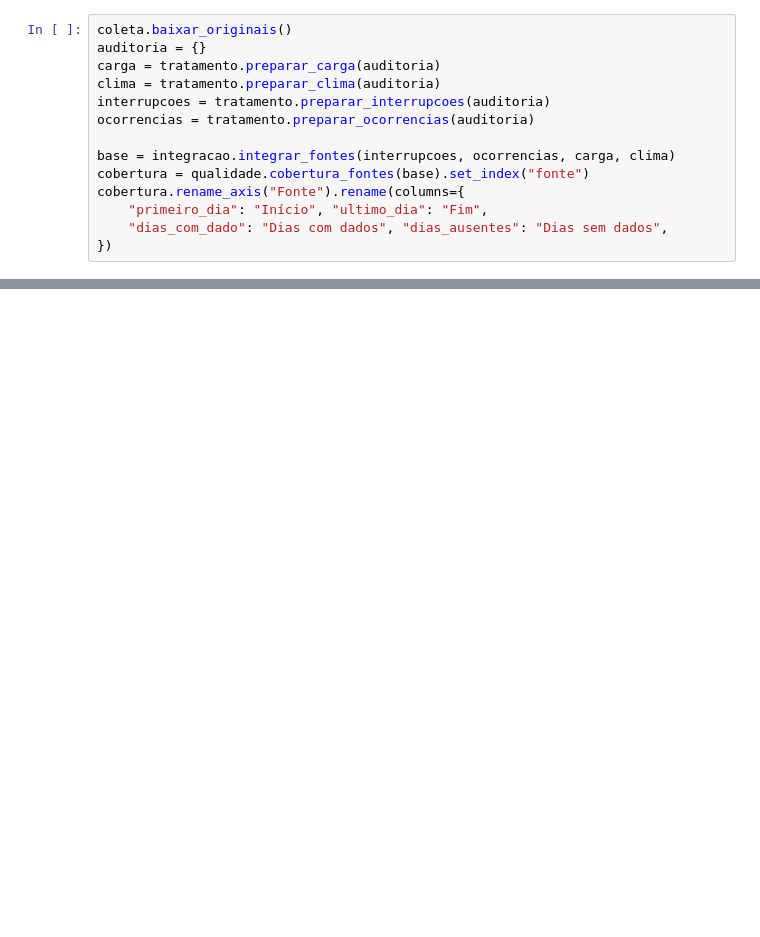
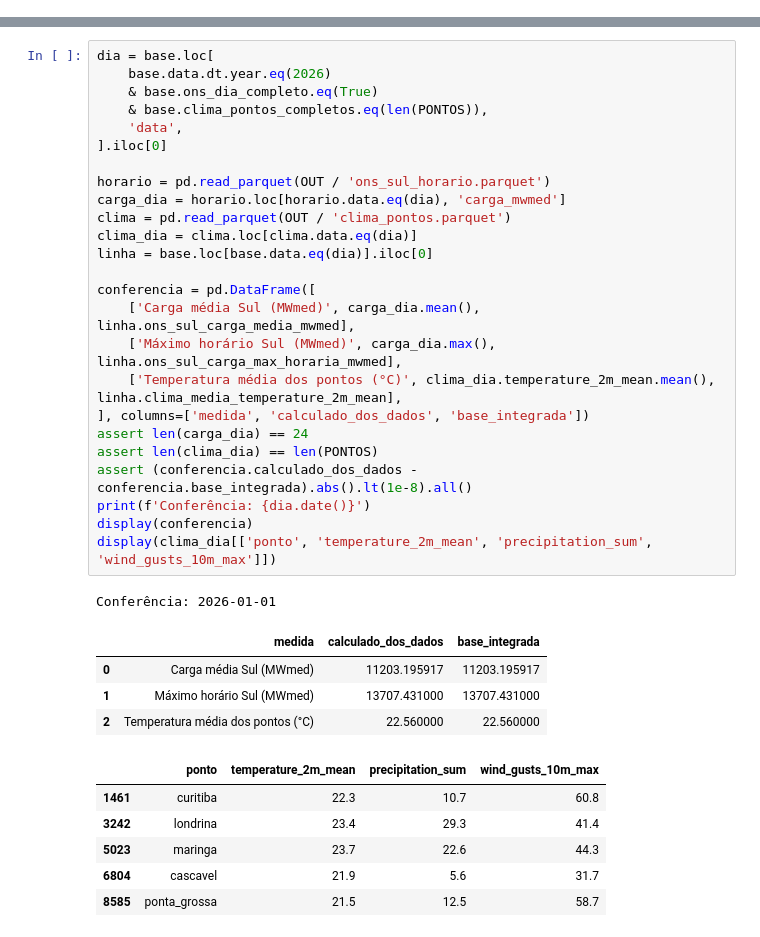
Before and after one commit to kalil03/interrupcoes-energia-parana, a Jupyter notebook: notebooks/01_preparacao_dados.ipynb, the cells around one changed output, grey strips where cells are left out. Drawn from its saved outputs; the diff is of its cells as text; blank space fills up the shorter version.

Commit message:
feat: Etapa 3 - investigação dos dados e consultas SQL

```diff
--- a/notebooks/01_preparacao_dados.ipynb
+++ b/notebooks/01_preparacao_dados.ipynb
@@ -25,14 +0,0 @@ Para o clima, usamos o ERA5 em Curitiba, Londrina, Maringá, Cascavel e Ponta Gr
-# %%
-coleta.baixar_originais()
-auditoria = {}
-carga = tratamento.preparar_carga(auditoria)
-clima = tratamento.preparar_clima(auditoria)
-interrupcoes = tratamento.preparar_interrupcoes(auditoria)
-ocorrencias = tratamento.preparar_ocorrencias(auditoria)
-
-base = integracao.integrar_fontes(interrupcoes, ocorrencias, carga, clima)
-cobertura = qualidade.cobertura_fontes(base).set_index("fonte")
-cobertura.rename_axis("Fonte").rename(columns={
-    "primeiro_dia": "Início", "ultimo_dia": "Fim",
-    "dias_com_dado": "Dias com dados", "dias_ausentes": "Dias sem dados",
-})
@@ -112,0 +529,37 @@ integracao.exportar_entregas(base, previsao, conjuntos)
+# %%
+dia = base.loc[
+    base.data.dt.year.eq(2026)
+    & base.ons_dia_completo.eq(True)
+    & base.clima_pontos_completos.eq(len(PONTOS)),
+    'data',
+].iloc[0]
+
+horario = pd.read_parquet(OUT / 'ons_sul_horario.parquet')
+carga_dia = horario.loc[horario.data.eq(dia), 'carga_mwmed']
+clima = pd.read_parquet(OUT / 'clima_pontos.parquet')
+clima_dia = clima.loc[clima.data.eq(dia)]
+linha = base.loc[base.data.eq(dia)].iloc[0]
+
+conferencia = pd.DataFrame([
+    ['Carga média Sul (MWmed)', carga_dia.mean(), linha.ons_sul_carga_media_mwmed],
+    ['Máximo horário Sul (MWmed)', carga_dia.max(), linha.ons_sul_carga_max_horaria_mwmed],
+    ['Temperatura média dos pontos (°C)', clima_dia.temperature_2m_mean.mean(), linha.clima_media_temperature_2m_mean],
+], columns=['medida', 'calculado_dos_dados', 'base_integrada'])
+assert len(carga_dia) == 24
+assert len(clima_dia) == len(PONTOS)
+assert (conferencia.calculado_dos_dados - conferencia.base_integrada).abs().lt(1e-8).all()
+print(f'Conferência: {dia.date()}')
+display(conferencia)
+display(clima_dia[['ponto', 'temperature_2m_mean', 'precipitation_sum', 'wind_gusts_10m_max']])
+# %% [output]
+Conferência: 2026-01-01
+|  | medida | calculado_dos_dados | base_integrada |
+| 0 | Carga média Sul (MWmed) | 11203.195917 | 11203.195917 |
+| 1 | Máximo horário Sul (MWmed) | 13707.431000 | 13707.431000 |
+| 2 | Temperatura média dos pontos (°C) | 22.560000 | 22.560000 |
+|  | ponto | temperature_2m_mean | precipitation_sum | wind_gusts_10m_max |
+| 1461 | curitiba | 22.3 | 10.7 | 60.8 |
+| 3242 | londrina | 23.4 | 29.3 | 41.4 |
+| 5023 | maringa | 23.7 | 22.6 | 44.3 |
+| 6804 | cascavel | 21.9 | 5.6 | 31.7 |
+| 8585 | ponta_grossa | 21.5 | 12.5 | 58.7 |
```
Also changed, not shown: parts of 34 cells of this notebook, 6 other files.
